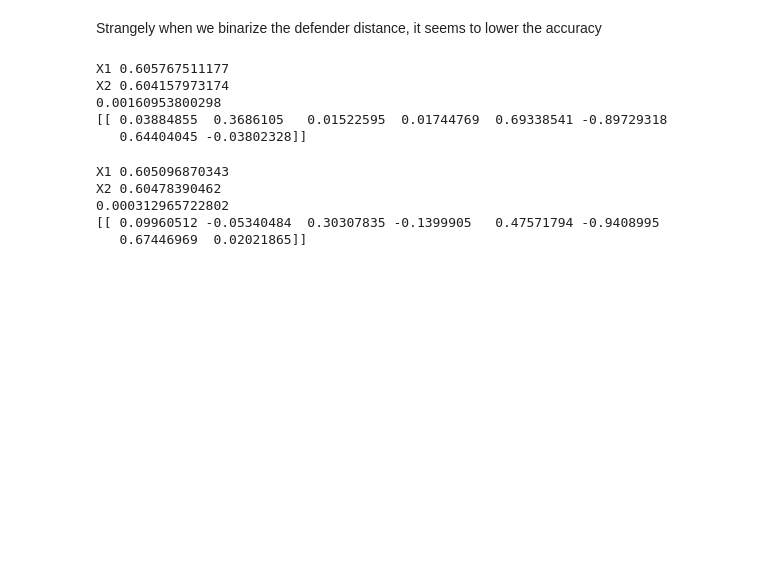
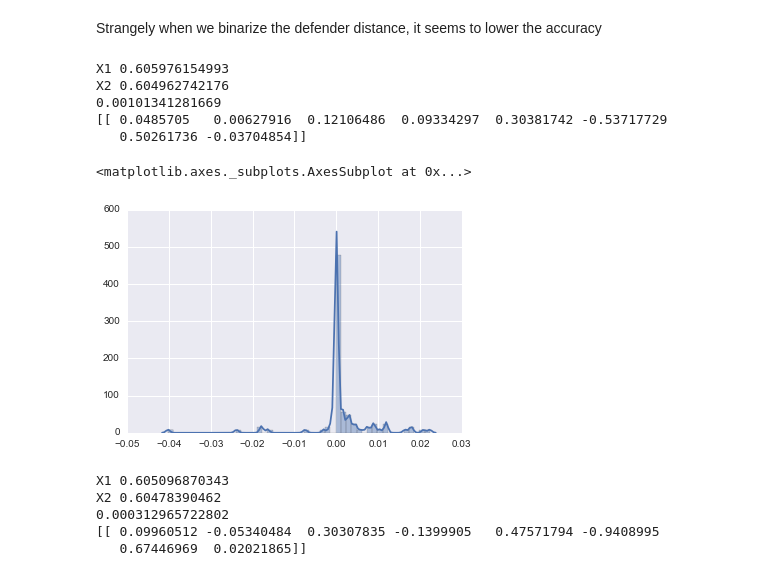
Before and after one commit to billmwong/FiveThirtyGreat, a Jupyter notebook: final_shot_predictor.ipynb, the cells around one changed output. Drawn from its saved outputs; the diff is of its cells as text; code cells hidden in the pictures; blank space fills up the shorter version.

```diff
--- a/final_shot_predictor.ipynb
+++ b/final_shot_predictor.ipynb
@@ -160,13 +164,17 @@ Strangely when we binarize the defender distance, it seems to lower the accuracy
 # %%
 predictor1 = [u'16-24', u'24+', u'8-16', u'less than 8', u'else', u'jump', u'layup']
 predictor2 = predictor1+ ['Touch Time']
 a=trials(100, LogisticRegression(), tt, predictor1, predictor2, tt["Made?"])
+sns.distplot(a)
+# plt.savefig("./graphs/compareBase&TouchTime.png")
 # %% [output]
-X1 0.605767511177
-X2 0.604157973174
-0.00160953800298
-[[ 0.03884855  0.3686105   0.01522595  0.01744769  0.69338541 -0.89729318
-   0.64404045 -0.03802328]]
+X1 0.605976154993
+X2 0.604962742176
+0.00101341281669
+[[ 0.0485705   0.00627916  0.12106486  0.09334297  0.30381742 -0.53717729
+   0.50261736 -0.03704854]]
+<matplotlib.axes._subplots.AxesSubplot at 0x...>
+[figure, added]
 # %%
 predictor1 = [u'16-24', u'24+', u'8-16', u'less than 8', u'else', u'jump', u'layup']
 predictor2 = predictor1+ ['Shot Clock']
```
Also changed, not shown: parts of 24 cells of this notebook, 6 other files.
